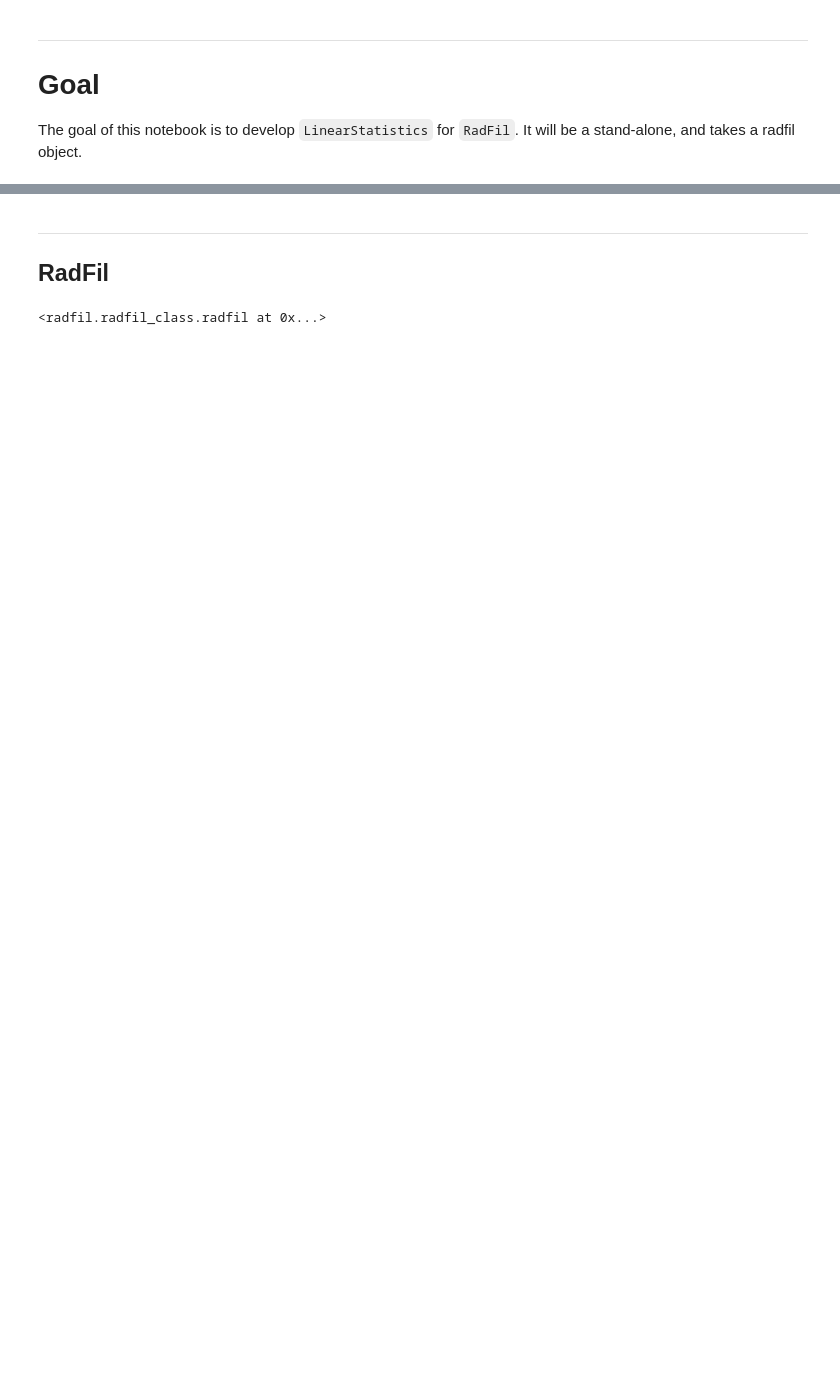
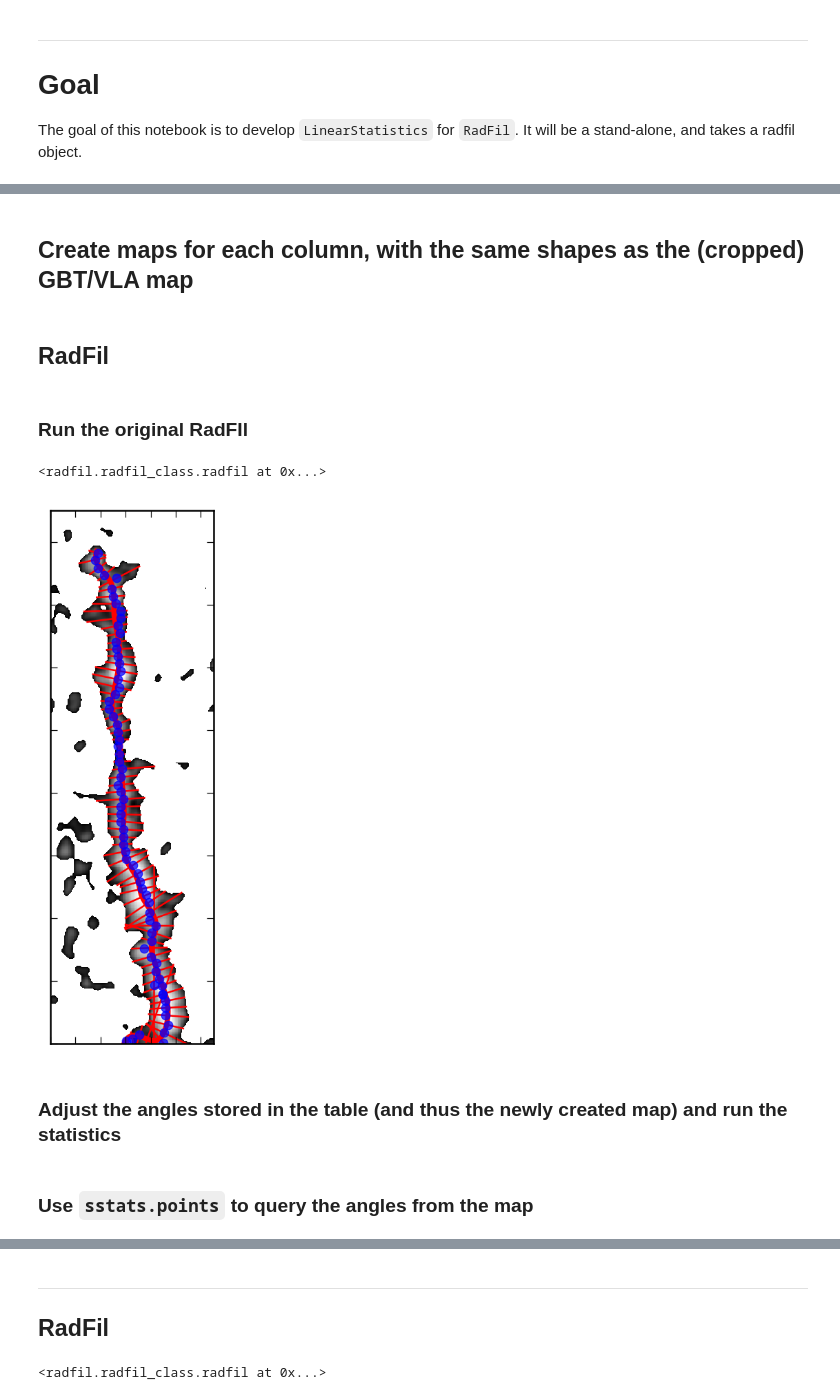
Before and after one commit to hopehhchen/HCPy, a Jupyter notebook: RadfilStatistics/LinearStatistics.ipynb, the cells around one changed output, grey strips where cells are left out. Drawn from its saved outputs; the diff is of its cells as text; code cells hidden in the pictures; blank space fills up the shorter version.

Commit message:
Modify the notebook used to calculate the PA angles for Kristina

```diff
--- a/RadfilStatistics/LinearStatistics.ipynb
+++ b/RadfilStatistics/LinearStatistics.ipynb
@@ -31,7 +40,52 @@ direcData = '/Users/hopechen/Documents/projects/git_projects/data/'
 data = fits.open(direcData+'moment0_11_1stfinger_small.fits')[0]
 
 image, header = data.data, data.header
+wcs0 = wcs.WCS(header)
 
 ##
 lower = np.percentile(image, 75.)
 mask = (image >= lower)
+
+### polarization table
+dataB = fits.open(direcData+'oriona_cat12as_debias_forKM_larger.FIT')[1]
+tableB = pd.DataFrame(dataB.data)
+tableB['RA'], tableB['DEC'] = np.degrees(tableB['RA']), np.degrees(tableB['DEC'])
+# %% [markdown]
+## Create maps for each column, with the same shapes as the (cropped) GBT/VLA map
+# %%
+# make fits maps for each column
+##
+xgrid, ygrid = np.meshgrid(np.arange(image.shape[1]), np.arange(image.shape[0]))
+##
+coords = [(tableB['RA'][i], tableB['DEC'][i])
+          for i in range(len(tableB))]
+coordsPix = wcs0.wcs_world2pix(coords, 0.)
+distancePix = np.array([np.hypot(xgrid - coordPix[0], ygrid - coordPix[1])
+                        for coordPix in coordsPix])
+##
+indexMap = np.argmin(distancePix, axis = 0)
+
+##
+for col in tableB.keys()[4:]:
+    imageProperty = np.zeros(image.shape)*np.nan
+
+    for i in range(len(tableB)):
+        imageProperty[indexMap == i] = tableB[col].values[i]
+
+    hdu = fits.PrimaryHDU(imageProperty,
+                          header = header)
+    hdu = fits.HDUList([hdu])
+    hdu.writeto(direcData+'oriona_cat12as_debias_forKM_larger_maps/'+col+'.fits')
+# %% [markdown]
+## RadFil
+# %% [markdown]
+### Run the original RadFIl
+# %%
+radfil = radfil_class.radfil(image, mask, header = header, distance = 414.)
+radfil.make_fil_spine(beamwidth = 6)
+radfil.build_profile(cutdist=0.1, samp_int=6, bins=40, shift=True, wrap=False)
+# %% [output]
+<radfil.radfil_class.radfil at 0x...>
+[figure, added]
+# %% [markdown]
+### Adjust the angles stored in the table (and thus the newly created map) and run the statistics
@@ -37,0 +99,2 @@ mask = (image >= lower)
+# %% [markdown]
+### Use `sstats.points` to query the angles from the map
```
Also changed, not shown: parts of 7 cells of this notebook.
